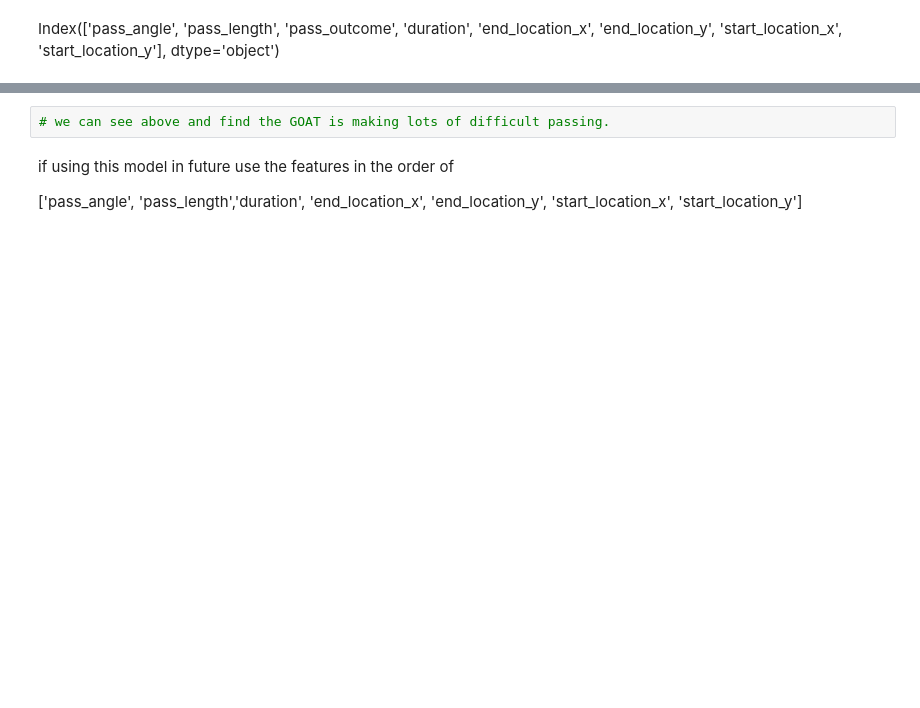
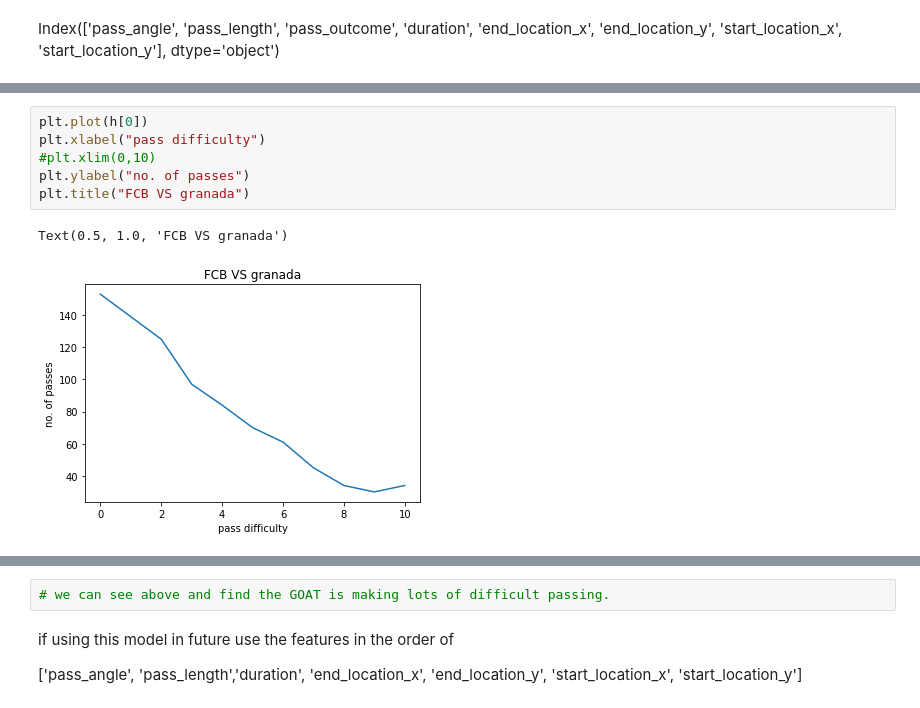
Before and after one commit to Dinesh-Adhithya-H/Machine-learning-in-Football, a Jupyter notebook: Pass_Modelling.ipynb, the cells around one changed output, grey strips where cells are left out. Saved outputs shown, nothing was run; the diff lists cells and outputs as text; blank space fills up the shorter version.

```diff
--- a/Pass_Modelling.ipynb
+++ b/Pass_Modelling.ipynb
@@ -380,0 +407,9 @@ plt.show()
+# %%
+plt.plot(h[0])
+plt.xlabel("pass difficulty")
+#plt.xlim(0,10)
+plt.ylabel("no. of passes")
+plt.title("FCB VS granada")
+# %% [output]
+Text(0.5, 1.0, 'FCB VS granada')
+[figure, added]
```
Also changed, not shown: parts of 48 cells of this notebook.
